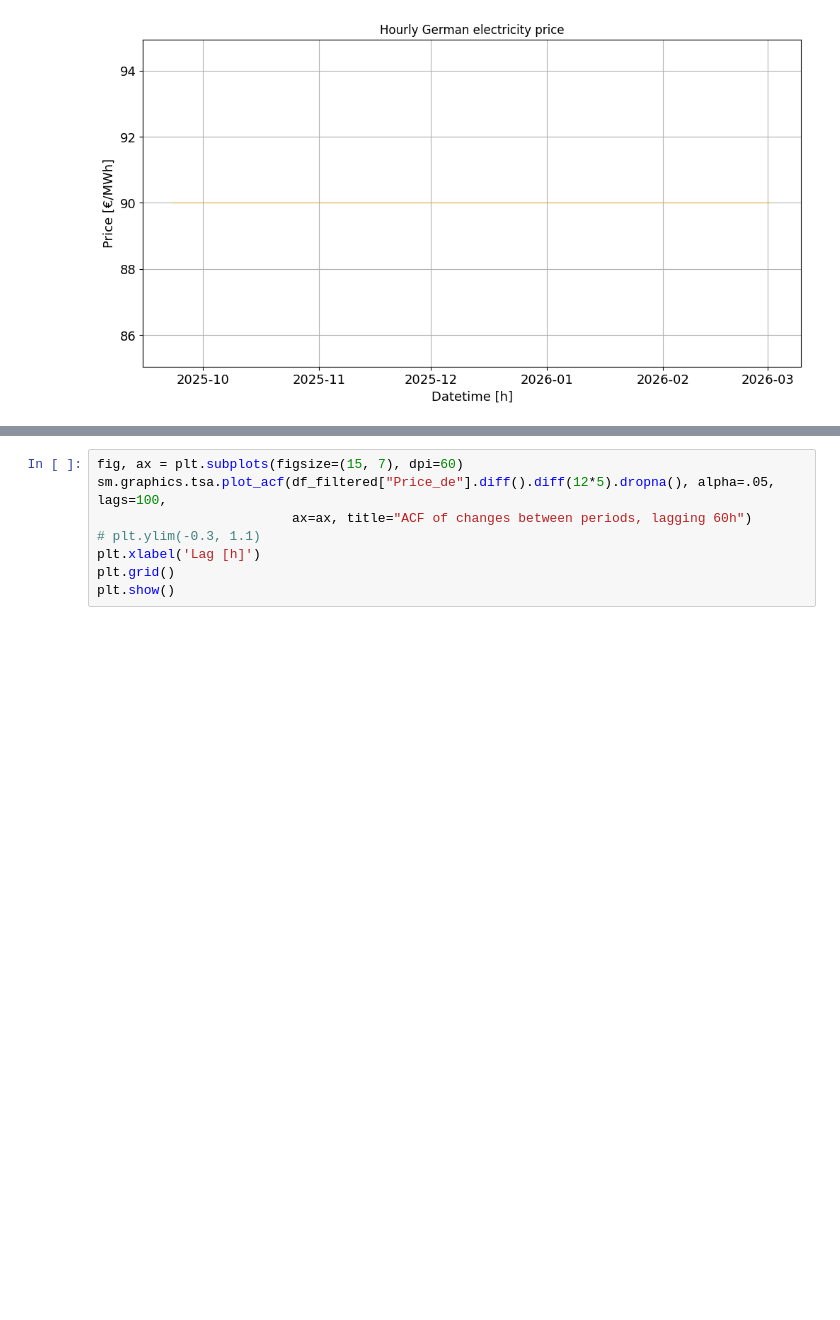
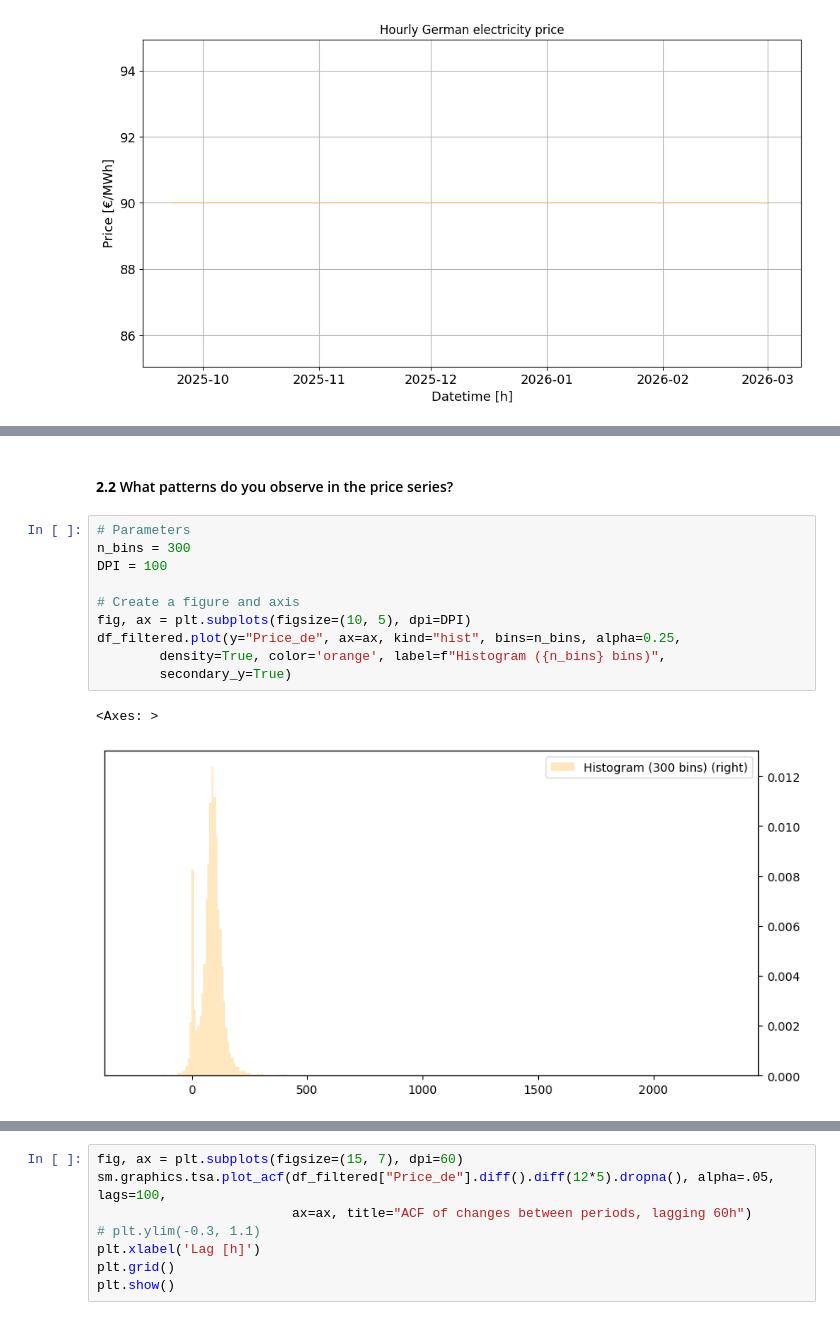
Before and after one commit to samueledelia/German_electricity_prices-assignment, a Jupyter notebook: notebook/1_German_Power_Price_Analysis.ipynb, the cells around one changed output, grey strips where cells are left out. Drawn from its saved outputs; the diff is of its cells as text; blank space fills up the shorter version.

```diff
--- a/notebook/1_German_Power_Price_Analysis.ipynb
+++ b/notebook/1_German_Power_Price_Analysis.ipynb
@@ -254,4 +325,19 @@ plt.grid()
 plt.show()
 # %% [output]
 [figure]
+# %% [markdown]
+#### **2.2** What patterns do you observe in the price series?
+# %%
+# Parameters
+n_bins = 300
+DPI = 100
+
+# Create a figure and axis
+fig, ax = plt.subplots(figsize=(10, 5), dpi=DPI)
+df_filtered.plot(y="Price_de", ax=ax, kind="hist", bins=n_bins, alpha=0.25,
+        density=True, color='orange', label=f"Histogram ({n_bins} bins)",
+        secondary_y=True)
+# %% [output]
+<Axes: >
+[figure, added]
 # %%
```
Also changed, not shown: parts of 39 cells of this notebook.
